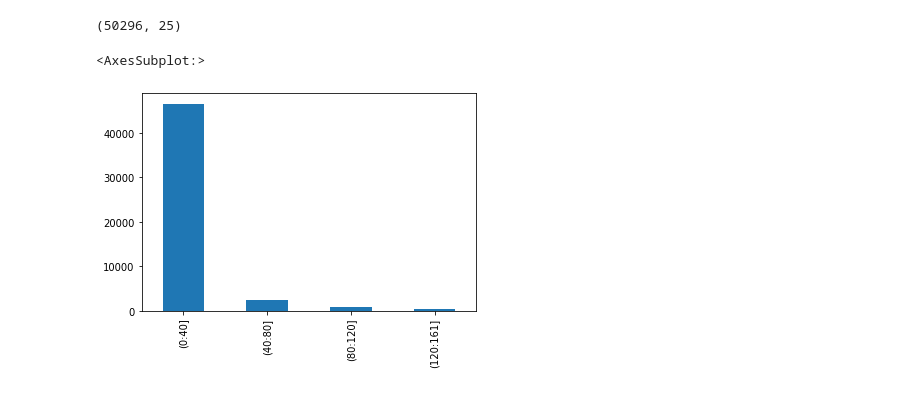
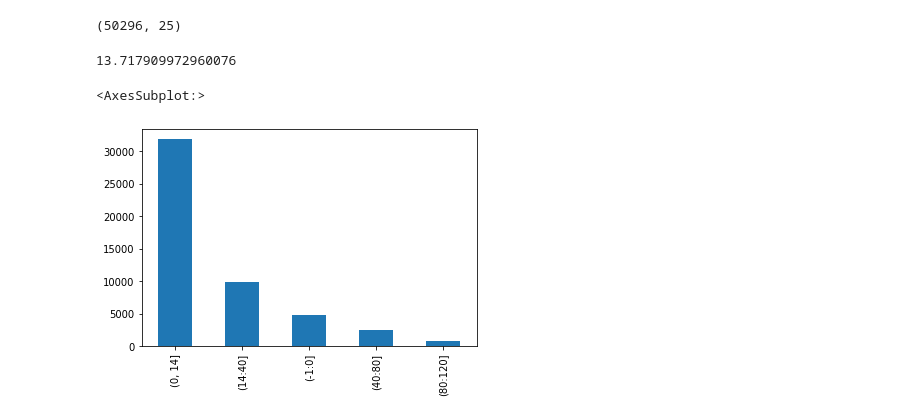
Before and after one commit to MariaPonomarenko38/Data-Scientist-Challenge, a Jupyter notebook: solution.ipynb, the cells around one changed output. Saved outputs shown, nothing was run; the diff lists cells and outputs as text; code cells hidden in the pictures.

```diff
--- a/solution.ipynb
+++ b/solution.ipynb
@@ -244,11 +242,15 @@ data[data["min_diff"] == 0].shape
 data.shape
 # %% [output]
 (50296, 25)
+# %%
+data['min_diff'].mean()
+# %% [output]
+13.717909972960076
 # %%
-bins = [0, 40, 80, 120, 161]
-labels = ['(0:40]', '(40:80]', '(80:120]', '(120:161]']
+bins = [-1, 0, 14, 40, 80, 120, 161]
+labels = ['(-1:0]','(0, 14]', '(14:40]', '(40:80]', '(80:120]', '(120:161]']
 data['diff_ranges'] = pd.cut(x = data["min_diff"], bins = bins, labels = labels, include_lowest = True)
 data['diff_ranges'].value_counts()[:5].plot(kind='bar')
 # %% [output]
 <AxesSubplot:>
-[figure, old version]
+[figure, new version]
```
Also changed, not shown: parts of 30 cells of this notebook.
